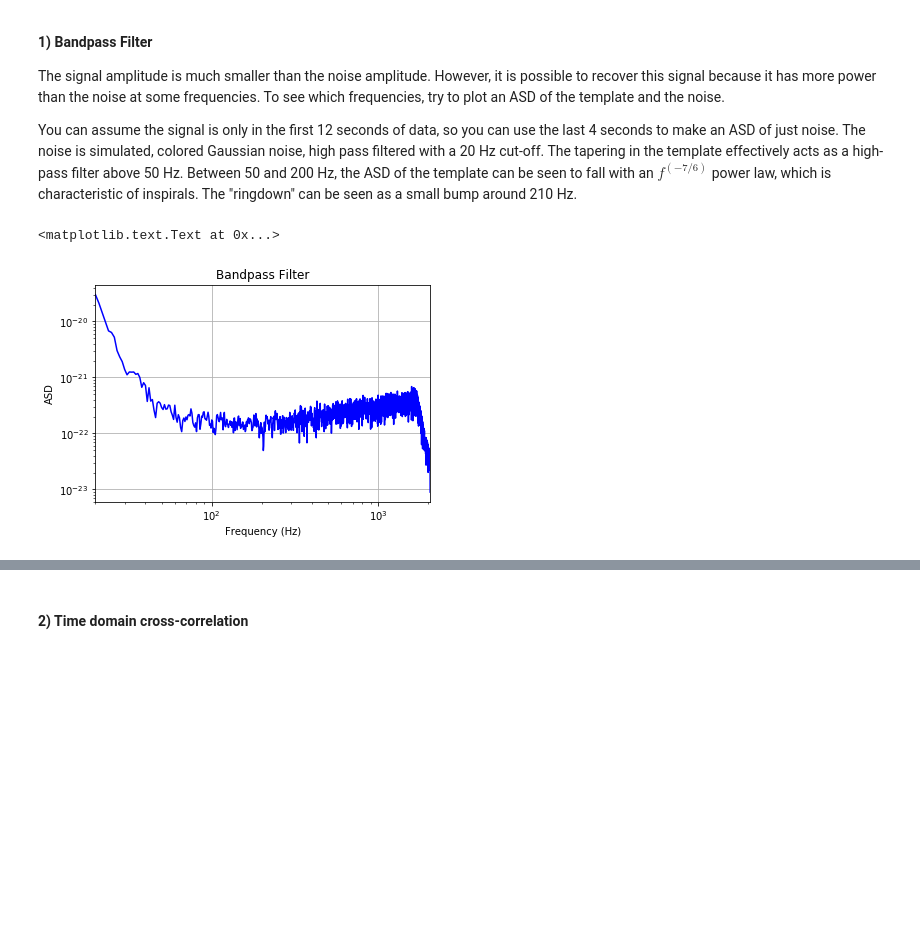
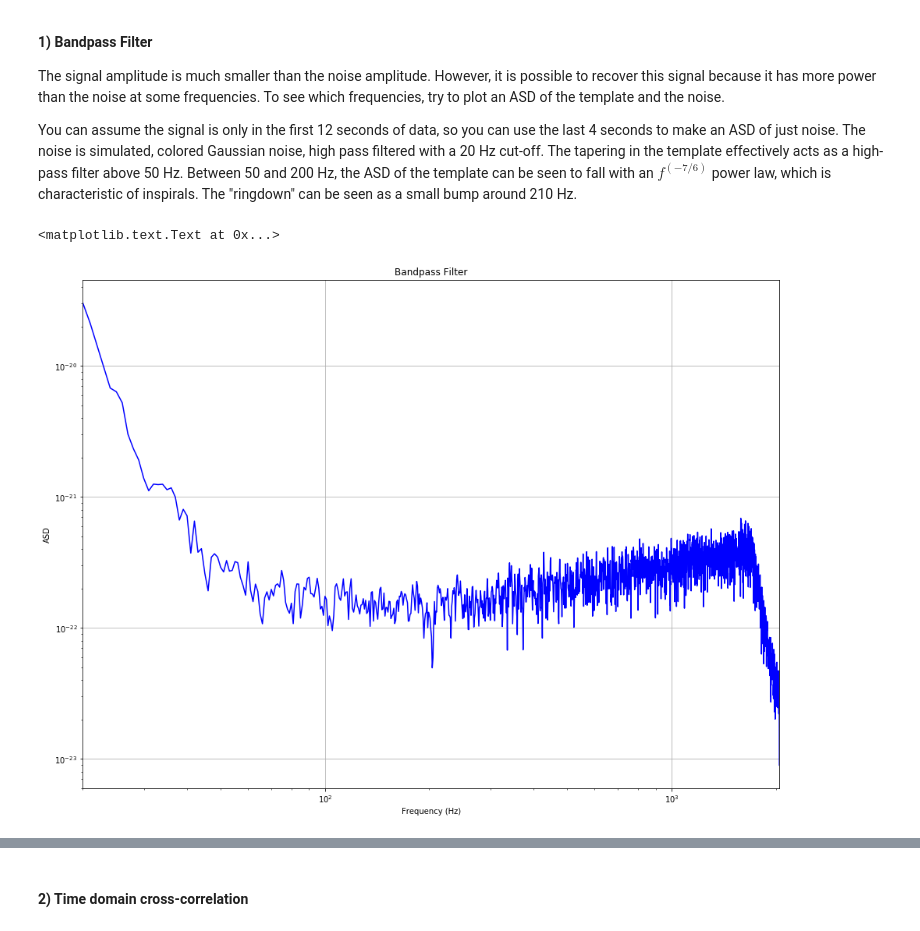
Before and after one commit to TarrySingh/Artificial-Intelligence-Deep-Learning-Machine-Learning-Tutorials, a Jupyter notebook: quantum gravity/Getting Started/Finding an Inspiral.ipynb, the cells around one changed output, grey strips where cells are left out. Saved outputs shown, nothing was run; the diff lists cells and outputs as text; code cells hidden in the pictures; blank space fills up the shorter version.

```diff
--- a/quantum gravity/Getting Started/Finding an Inspiral.ipynb
+++ b/quantum gravity/Getting Started/Finding an Inspiral.ipynb
@@ -54,15 +59,11 @@ You can assume the signal is only in the first 12 seconds of data, so you can us
 # %%
-# Plot the ASD of data
 plt.figure(figsize=(16,12))
-power_data, freq_psd = plt.psd(data[12*fs:], Fs=fs, NFFT=fs, visible=False)
-plt.close()
-plt.figure()
 plt.loglog(freq_psd, np.sqrt(power_data), 'b')
 plt.xlim([20, 2048])
 plt.xlabel('Frequency (Hz)')
 plt.ylabel('ASD')
 plt.grid('on')
 plt.title('Bandpass Filter')
 # %% [output]
 <matplotlib.text.Text at 0x...>
-[figure, old version]
+[figure, new version]
```
Also changed, not shown: parts of 3 cells of this notebook.
